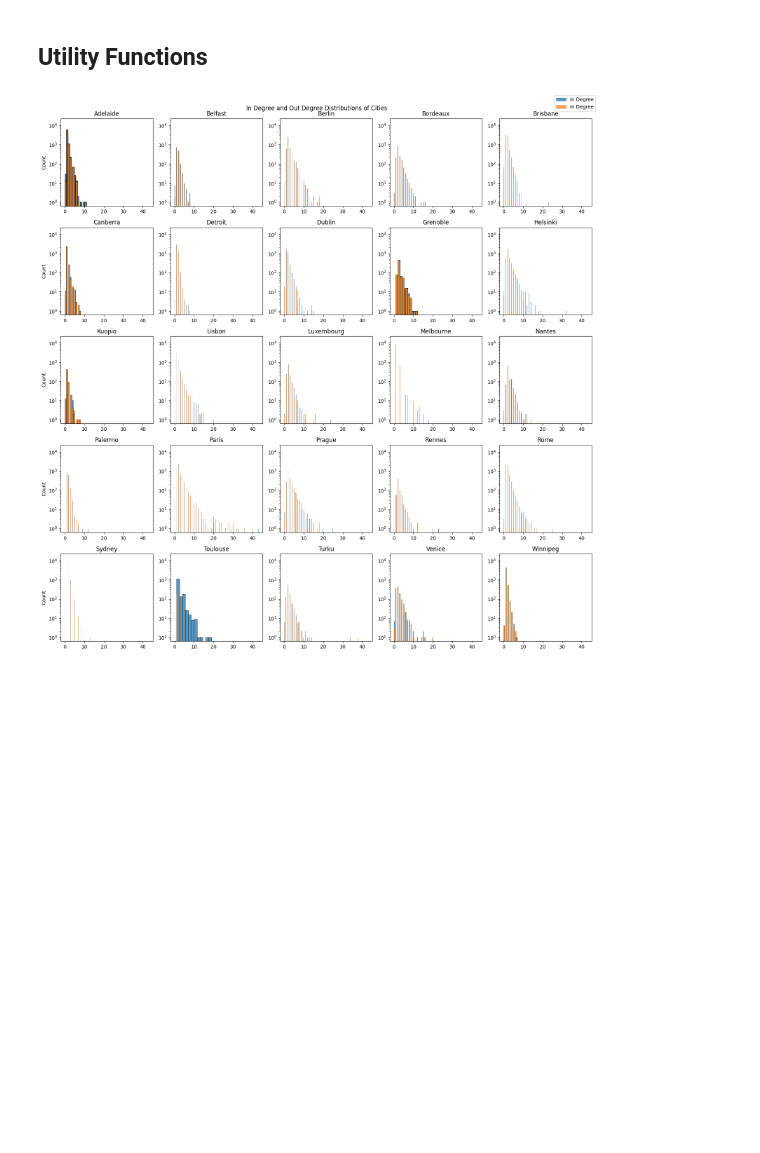
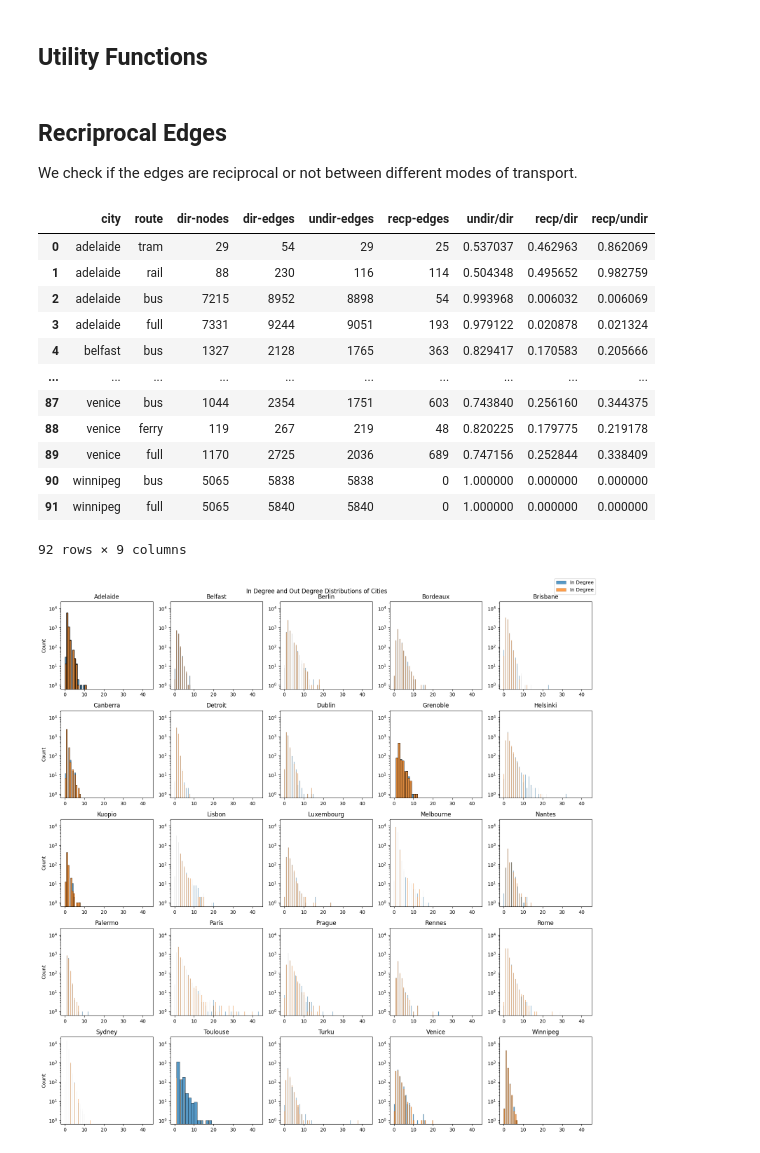
Before and after one commit to ravinitheshreddy/urban-transit-networks-analysis, a Jupyter notebook: notebooks/EDA/exploration.ipynb, the cells around one changed output. Saved outputs shown, nothing was run; the diff lists cells and outputs as text; code cells hidden in the pictures; blank space fills up the shorter version.

Commit message:
check reciprocal edges

```diff
--- a/notebooks/EDA/exploration.ipynb
+++ b/notebooks/EDA/exploration.ipynb
@@ -107,6 +107,52 @@ def calculate_city_metrics(city, route_type, city_graph_dir):
 cities = sorted([x.stem for x in city_network_graphs_dir.glob('*.gpickle')])
 cities_graphs_dir = load_all_cities_graphs(cities, city_network_graphs_dir)
 cities_graphs_undir = load_all_cities_graphs(cities, city_network_graphs_undir)
+# %% [markdown]
+## Recriprocal Edges
+
+We check if the edges are reciprocal or not between different modes of transport.
+# %%
+reciprocal_edges = []
+
+for city, city_graphs in tqdm(cities_graphs_dir.items()):
+    city_graphs_undir = cities_graphs_undir[city]
+    for route_type, route_graph in city_graphs.items():
+        if ((route_graph is not None) and (route_type not in ["cablecar"])):
+            route_graph_undir = city_graphs_undir[route_type]
+            route_graph_undir_recip = route_graph.to_undirected(reciprocal=True)
+            num_nodes = route_graph.number_of_nodes()
+            dir_edges = route_graph.number_of_edges()
+            undir_edges = route_graph_undir.number_of_edges()
+            recp_edges = route_graph_undir_recip.number_of_edges()
+            undir_dir = undir_edges/dir_edges
+            recp_dir = recp_edges/dir_edges
+            recp_undir = recp_edges/undir_edges
+
+
+            reciprocal_edges.append([city, route_type, num_nodes,
+                                     dir_edges, undir_edges, recp_edges,
+                                     undir_dir, recp_dir, recp_undir
+                                    ])
+# %%
+reciprocal_edges_df = pd.DataFrame(reciprocal_edges, columns=["city", "route", "dir-nodes",
+                                                              "dir-edges", "undir-edges", "recp-edges",
+                                                              "undir/dir", "recp/dir", "recp/undir"])
+
+reciprocal_edges_df
+# %% [output]
+|  | city | route | dir-nodes | dir-edges | undir-edges | recp-edges | undir/dir | recp/dir | recp/undir |
+| 0 | adelaide | tram | 29 | 54 | 29 | 25 | 0.537037 | 0.462963 | 0.862069 |
+| 1 | adelaide | rail | 88 | 230 | 116 | 114 | 0.504348 | 0.495652 | 0.982759 |
+| 2 | adelaide | bus | 7215 | 8952 | 8898 | 54 | 0.993968 | 0.006032 | 0.006069 |
+| 3 | adelaide | full | 7331 | 9244 | 9051 | 193 | 0.979122 | 0.020878 | 0.021324 |
+| 4 | belfast | bus | 1327 | 2128 | 1765 | 363 | 0.829417 | 0.170583 | 0.205666 |
+| ... | ... | ... | ... | ... | ... | ... | ... | ... | ... |
+| 87 | venice | bus | 1044 | 2354 | 1751 | 603 | 0.743840 | 0.256160 | 0.344375 |
+| 88 | venice | ferry | 119 | 267 | 219 | 48 | 0.820225 | 0.179775 | 0.219178 |
+| 89 | venice | full | 1170 | 2725 | 2036 | 689 | 0.747156 | 0.252844 | 0.338409 |
+| 90 | winnipeg | bus | 5065 | 5838 | 5838 | 0 | 1.000000 | 0.000000 | 0.000000 |
+| 91 | winnipeg | full | 5065 | 5840 | 5840 | 0 | 1.000000 | 0.000000 | 0.000000 |
+92 rows × 9 columns
 # %%
 # Degree distribution of the transport network across different cities.
 
```
Also changed, not shown: parts of 1 cell of this notebook.
